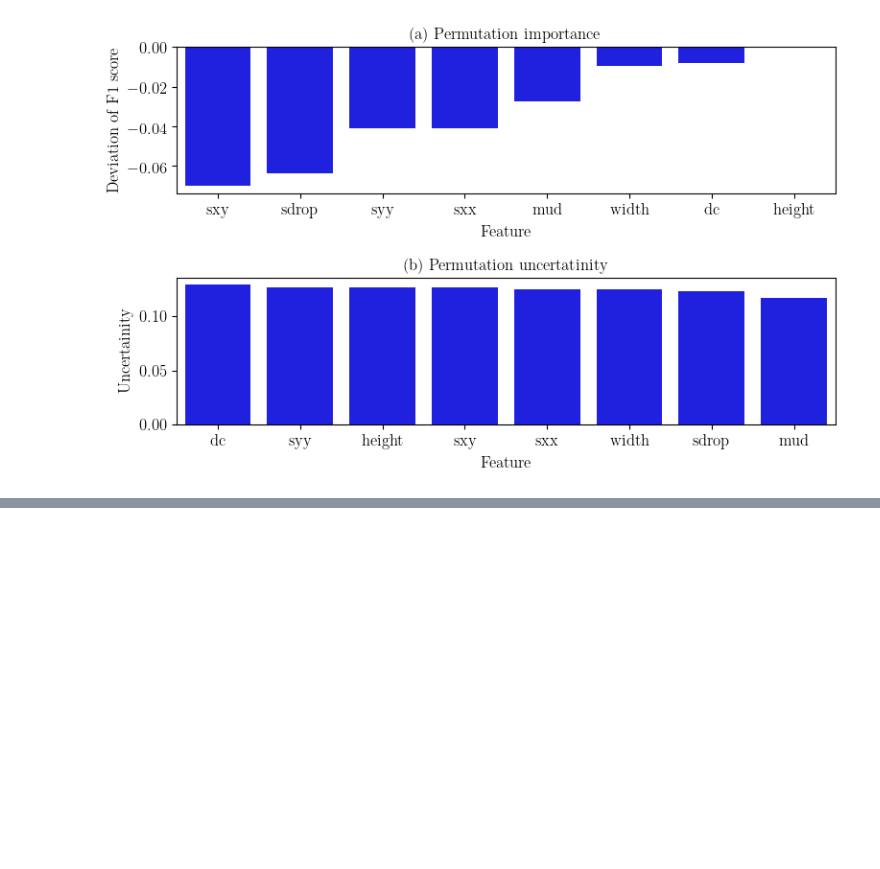
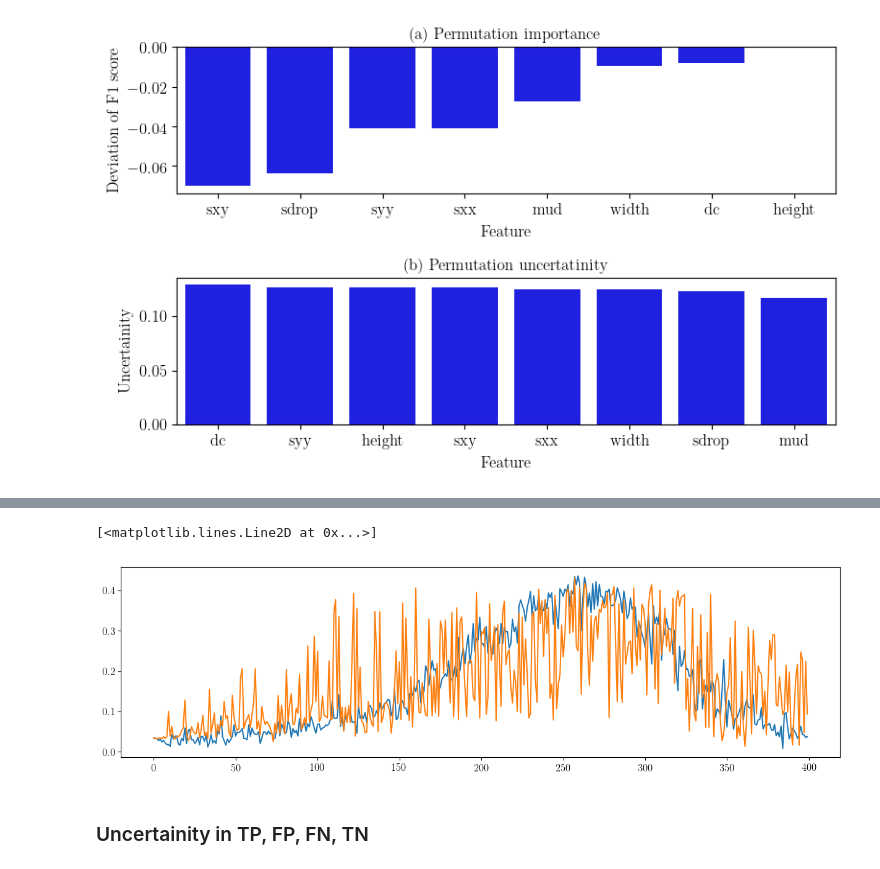
Before and after one commit to msahamed/earthquake_physics_bayesian_nn, a Jupyter notebook: BNN_edward.ipynb, the cells around one changed output, grey strips where cells are left out. Cells and saved outputs as stored; diff of their text form; code cells hidden in the pictures; blank space fills up the shorter version.

```diff
--- a/BNN_edward.ipynb
+++ b/BNN_edward.ipynb
@@ -592,0 +602,9 @@ fig.savefig('./figures/uncertainity_score.eps')
+# %%
+plt.figure(figsize=(15, 4))
+plt.plot(df_std.loc['dc', :].values)
+plt.plot(df_std.loc['mud', :].values)
+# %% [output]
+[<matplotlib.lines.Line2D at 0x...>]
+[figure, added]
+# %% [markdown]
+### Uncertainity in TP, FP, FN, TN
```
Also changed, not shown: parts of 4 cells of this notebook, 1 other file.
